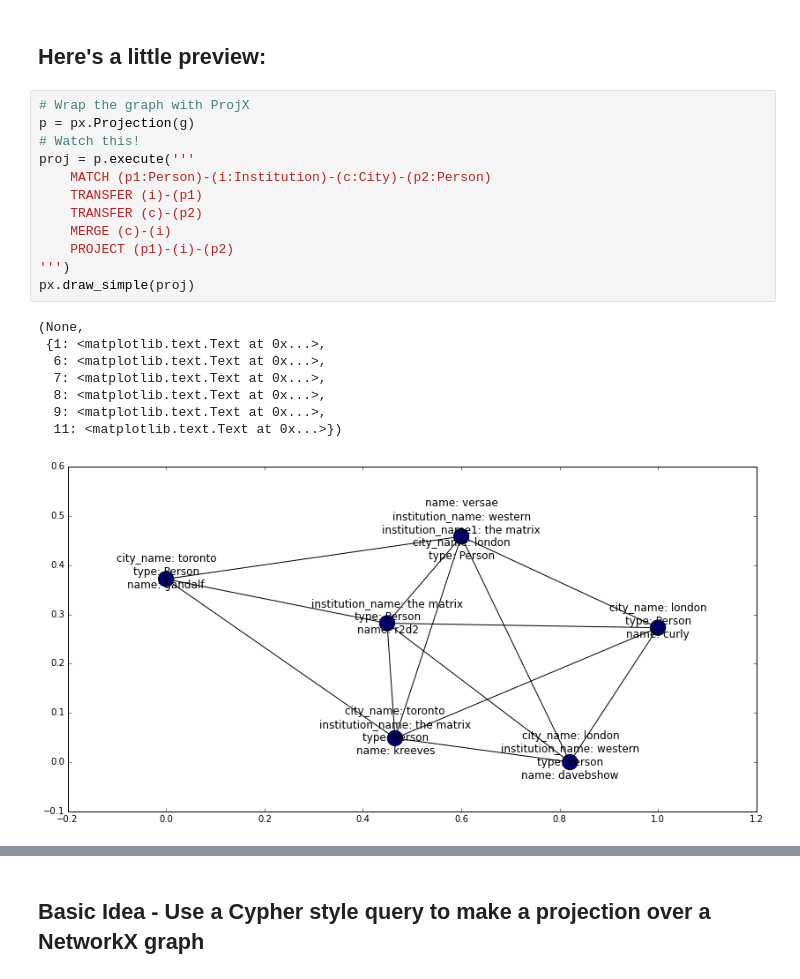
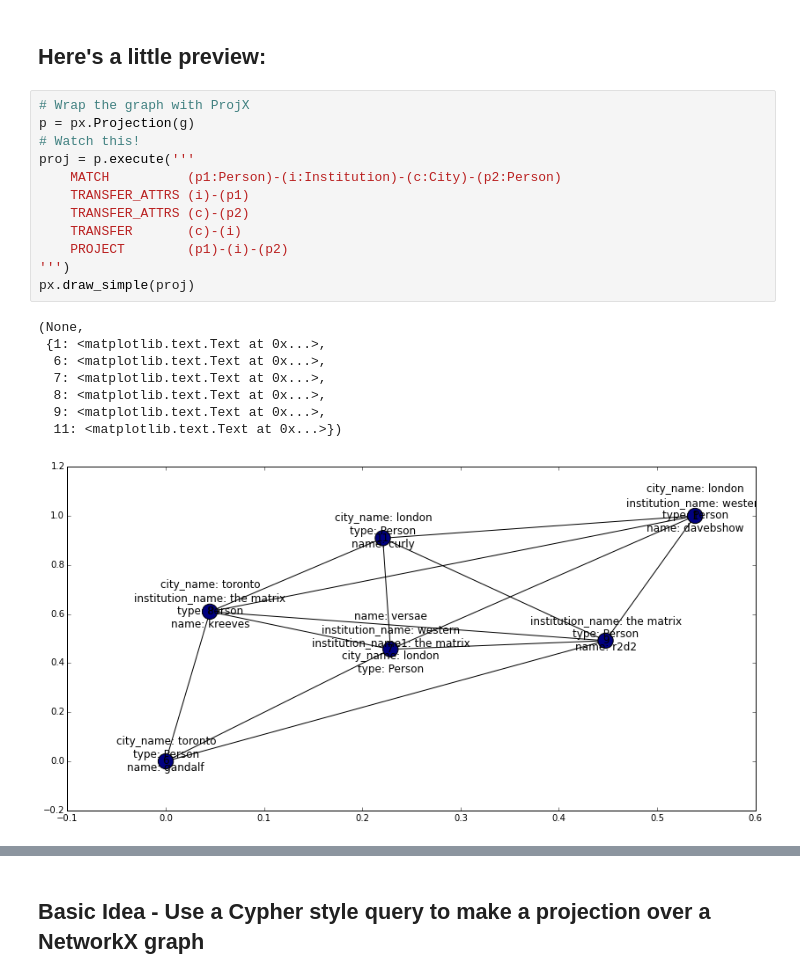
Before and after one commit to davebshow/projx, a Jupyter notebook: projx_demo.ipynb, the cells around one changed output, grey strips where cells are left out. Drawn from its saved outputs; the diff is of its cells as text.

Commit message:
Enriching the grammar. Need to begin parsing node contents there. Also, added TRANSFER_ATTRS kwrd

```diff
--- a/projx_demo.ipynb
+++ b/projx_demo.ipynb
@@ -50,24 +50,24 @@ px.draw_simple(g)
 # %%
 # Wrap the graph with ProjX
 p = px.Projection(g)
 # Watch this!
 proj = p.execute('''
-    MATCH (p1:Person)-(i:Institution)-(c:City)-(p2:Person)
-    TRANSFER (i)-(p1)
-    TRANSFER (c)-(p2)
-    MERGE (c)-(i)
-    PROJECT (p1)-(i)-(p2)
+    MATCH          (p1:Person)-(i:Institution)-(c:City)-(p2:Person)
+    TRANSFER_ATTRS (i)-(p1)
+    TRANSFER_ATTRS (c)-(p2)
+    TRANSFER       (c)-(i)
+    PROJECT        (p1)-(i)-(p2)
 ''')
 px.draw_simple(proj)
 # %% [output]
 (None,
  {1: <matplotlib.text.Text at 0x...>,
   6: <matplotlib.text.Text at 0x...>,
   7: <matplotlib.text.Text at 0x...>,
   8: <matplotlib.text.Text at 0x...>,
   9: <matplotlib.text.Text at 0x...>,
   11: <matplotlib.text.Text at 0x...>})
-[figure, old version]
+[figure, new version]
 # %% [markdown]
 The ProjX query language syntax is as follows:
 ----------------------------------------------
```
Also changed, not shown: parts of 23 cells of this notebook, 2 other files.
